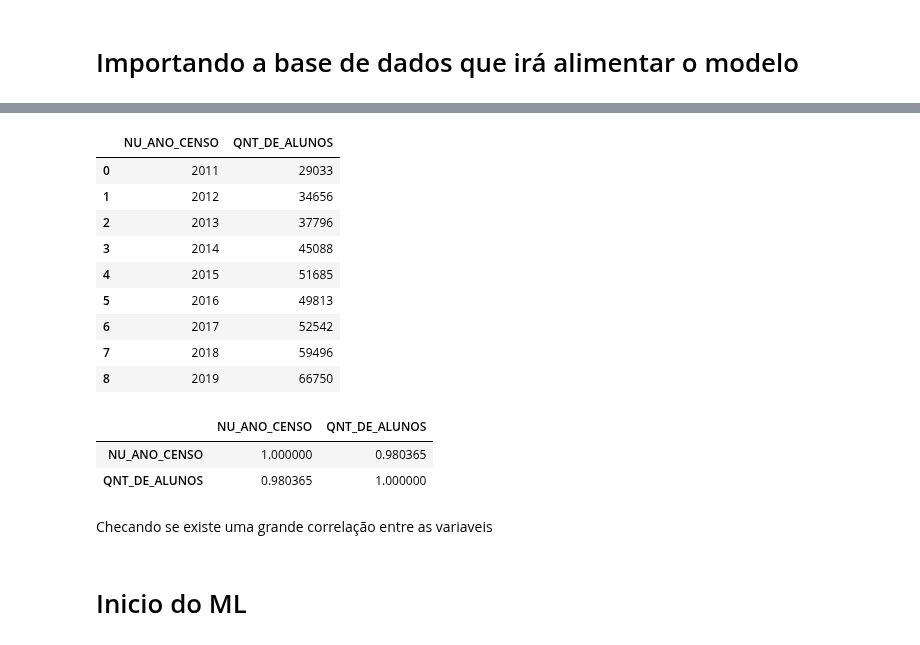
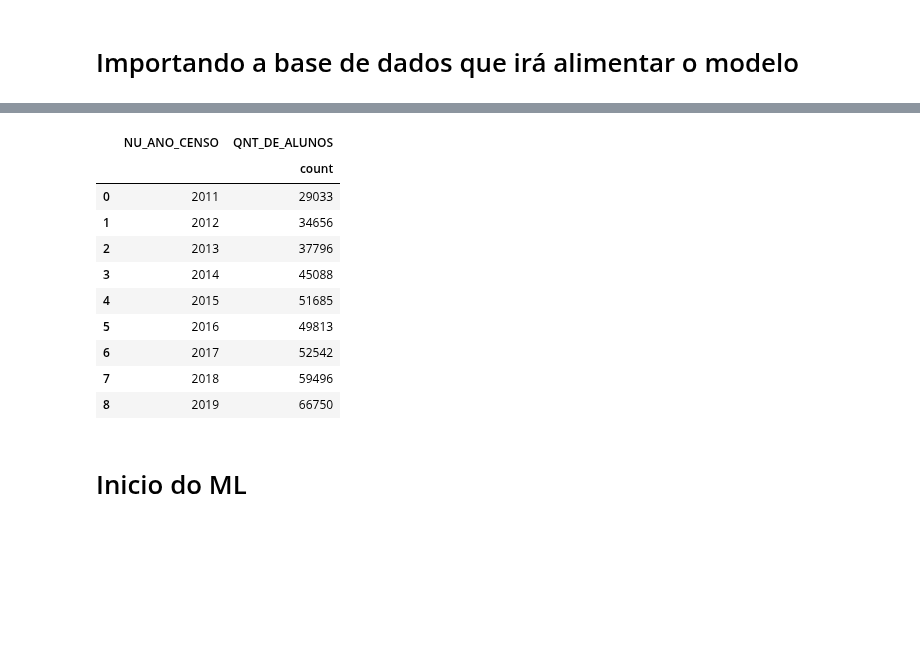
Before and after one commit to roxacarv/edulearn, a Jupyter notebook: regressão_linear/regressão_edulearn.ipynb, the cells around one changed output, grey strips where cells are left out. Saved outputs shown, nothing was run; the diff lists cells and outputs as text; code cells hidden in the pictures; blank space fills up the shorter version.

```diff
--- a/regressão_linear/regressão_edulearn.ipynb
+++ b/regressão_linear/regressão_edulearn.ipynb
@@ -40,5 +58,7 @@ df_2015 = df_2015.drop(['CO_ALUNO'], axis=1)
 # %%
-df_2016 = pd.read_csv('https://raw.githubusercontent.com/roxacarv/edulearn/main/dados/alunodeficiente_2016.csv', usecols=['CO_ALUNO'])
+df_2016 = pd.read_csv('https://raw.githubusercontent.com/roxacarv/edulearn/main/dados/alunodeficiente_2016.csv', usecols=['CO_ALUNO', 'IN_DEF_AUDITIVA', 'IN_DEF_FISICA', 'IN_DEF_INTELECTUAL', 'IN_DEF_MULTIPLA', 'IN_DEF_SURDEZ', 'IN_DEF_SURDOCEGUEIRA', 'IN_DEF_BAIXA_VISAO', 'IN_DEF_CEGUEIRA', 'IN_DEF_SUPERDOTACAO', 'IN_TGD_AUTISMO_INFANTIL', 'IN_TGD_SINDROME_ASPERGER', 'IN_TGD_SINDROME_RETT', 'IN_TGD_TRANSTOR_DESINTEGRATIVO'])
 df_2016['NU_ANO_CENSO'] = 2016
-df_2016['QNT_DE_ALUNOS'] = 1
-df_2016 = df_2016.drop(['CO_ALUNO'], axis=1)
+#df_2016['QNT_DE_ALUNOS'] = 1
+#df_2016 = df_2016.drop(['CO_ALUNO'], axis=1)
+# df_2016['IN_DEFICIENCIA'].unique()
+df_2016.head()
@@ -45,25 +72,26 @@ df_2016 = df_2016.drop(['CO_ALUNO'], axis=1)
 # %%
-df_2017 = pd.read_csv('https://raw.githubusercontent.com/roxacarv/edulearn/main/dados/alunodeficiente_2017.csv', usecols=['CO_ALUNO'])
+df_2017 = pd.read_csv('https://raw.githubusercontent.com/roxacarv/edulearn/main/dados/alunodeficiente_2017.csv', usecols=['CO_ALUNO', 'IN_DEFICIENCIA_AUDITIVA', 'IN_DEFICIENCIA_FISICA', 'IN_DEFICIENCIA_INTELECTUAL', 'IN_DEFICIENCIA_MULTIPLA', 'IN_DEFICIENCIA_SURDEZ', 'IN_DEFICIENCIA_SURDOCEGUEIRA', 'IN_DEFICIENCIA_BAIXA_VISAO', 'IN_DEFICIENCIA_CEGUEIRA', 'IN_DEFICIENCIA_SUPERDOTACAO', 'IN_TGD_AUTISMO_INFANTIL', 'IN_TGD_SINDROME_ASPERGER', 'IN_TGD_SINDROME_RETT', 'IN_TGD_TRANSTOR_DESINTEGRATIVO'])
 df_2017['NU_ANO_CENSO'] = 2017
-df_2017['QNT_DE_ALUNOS'] = 1
-df_2017 = df_2017.drop(['CO_ALUNO'], axis=1)
+#f_2017['QNT_DE_ALUNOS'] = 1
+#df_2017 = df_2017.drop(['CO_ALUNO'], axis=1)
 # %%
-df_2018 = pd.read_csv('https://raw.githubusercontent.com/roxacarv/edulearn/main/dados/alunodeficiente_2018.csv', usecols=['ID_ALUNO'])
+df_2018 = pd.read_csv('https://raw.githubusercontent.com/roxacarv/edulearn/main/dados/alunodeficiente_2018.csv', usecols=['ID_ALUNO', 'IN_DEFICIENCIA_AUDITIVA', 'IN_DEFICIENCIA_FISICA', 'IN_DEFICIENCIA_INTELECTUAL', 'IN_DEFICIENCIA_MULTIPLA', 'IN_DEFICIENCIA_SURDEZ', 'IN_DEFICIENCIA_SURDOCEGUEIRA', 'IN_DEFICIENCIA_BAIXA_VISAO', 'IN_DEFICIENCIA_CEGUEIRA', 'IN_DEFICIENCIA_SUPERDOTACAO', 'IN_TGD_AUTISMO', 'IN_TGD_SINDROME_ASPERGER', 'IN_TGD_SINDROME_RETT', 'IN_TGD_TRANSTOR_DESINTEGRATIVO'])
 df_2018['NU_ANO_CENSO'] = 2018
-df_2018['QNT_DE_ALUNOS'] = 1
-df_2018 = df_2018.drop(['ID_ALUNO'], axis=1)
+#df_2018['QNT_DE_ALUNOS'] = 1
+#df_2018 = df_2018.drop(['ID_ALUNO'], axis=1)
 # %%
-df_2019 = pd.read_csv('https://raw.githubusercontent.com/roxacarv/edulearn/main/dados/alunodeficiente_2019.csv', usecols=['ID_ALUNO'])
+df_2019 = pd.read_csv('https://raw.githubusercontent.com/roxacarv/edulearn/main/dados/alunodeficiente_2019.csv', usecols=['ID_ALUNO', 'IN_DEFICIENCIA_AUDITIVA', 'IN_DEFICIENCIA_FISICA', 'IN_DEFICIENCIA_INTELECTUAL', 'IN_DEFICIENCIA_MULTIPLA', 'IN_DEFICIENCIA_SURDEZ', 'IN_DEFICIENCIA_SURDOCEGUEIRA', 'IN_DEFICIENCIA_BAIXA_VISAO', 'IN_DEFICIENCIA_CEGUEIRA', 'IN_DEFICIENCIA_SUPERDOTACAO', 'IN_TGD_AUTISMO', 'IN_TGD_SINDROME_ASPERGER', 'IN_TGD_SINDROME_RETT', 'IN_TGD_TRANSTOR_DESINTEGRATIVO'])
 df_2019['NU_ANO_CENSO'] = 2019
-df_2019['QNT_DE_ALUNOS'] = 1
+#df_2019['QNT_DE_ALUNOS'] = 1
 df_2019 = df_2019.drop(['ID_ALUNO'], axis=1)
 # %%
-lista_dfs = [df_2011, df_2012, df_2013, df_2014, df_2015, df_2016, df_2017, df_2018, df_2019]
-df_regressao = pd.concat(lista_dfs)
-df_alunos_anos = df_regressao.groupby('NU_ANO_CENSO').sum().reset_index()
+df_regressao = pd.concat([df_2011, df_2012, df_2013, df_2014, df_2015, df_2016, df_2017, df_2018, df_2019])
+df_regressao['QNT_DE_ALUNOS'] = 'NaN'
+df_alunos_anos = df_regressao.groupby('NU_ANO_CENSO').agg({'QNT_DE_ALUNOS': ['count']}).reset_index()
 df_alunos_anos
 # %% [output]
 |  | NU_ANO_CENSO | QNT_DE_ALUNOS |
+|  |  | count |
 | 0 | 2011 | 29033 |
 | 1 | 2012 | 34656 |
 | 2 | 2013 | 37796 |
@@ -73,14 +101,6 @@ df_alunos_anos
 | 6 | 2017 | 52542 |
 | 7 | 2018 | 59496 |
 | 8 | 2019 | 66750 |
-# %%
-df_alunos_anos.corr()
-# %% [output]
-|  | NU_ANO_CENSO | QNT_DE_ALUNOS |
-| NU_ANO_CENSO | 1.000000 | 0.980365 |
-| QNT_DE_ALUNOS | 0.980365 | 1.000000 |
-# %% [markdown]
-Checando se existe uma grande correlação entre as variaveis
 # %% [markdown]
 # Inicio do ML
 # %%
```
Also changed, not shown: parts of 13 cells of this notebook.
